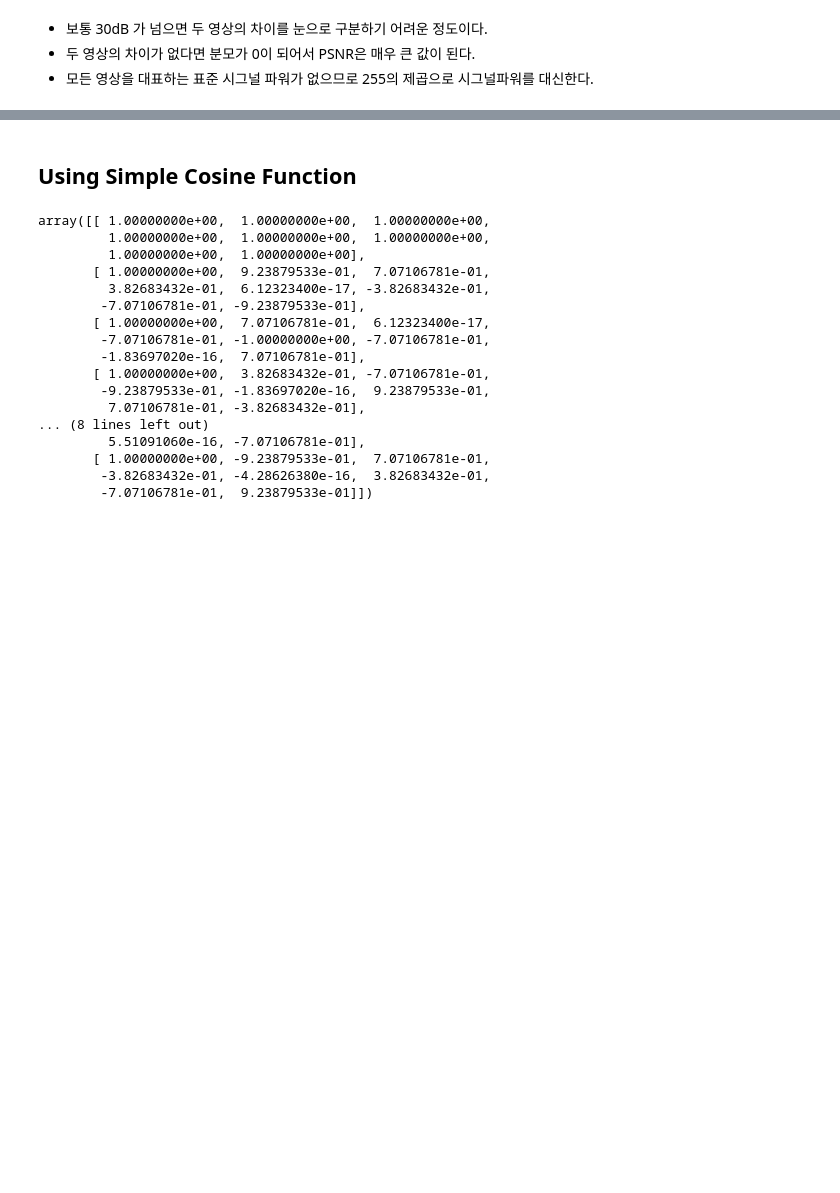
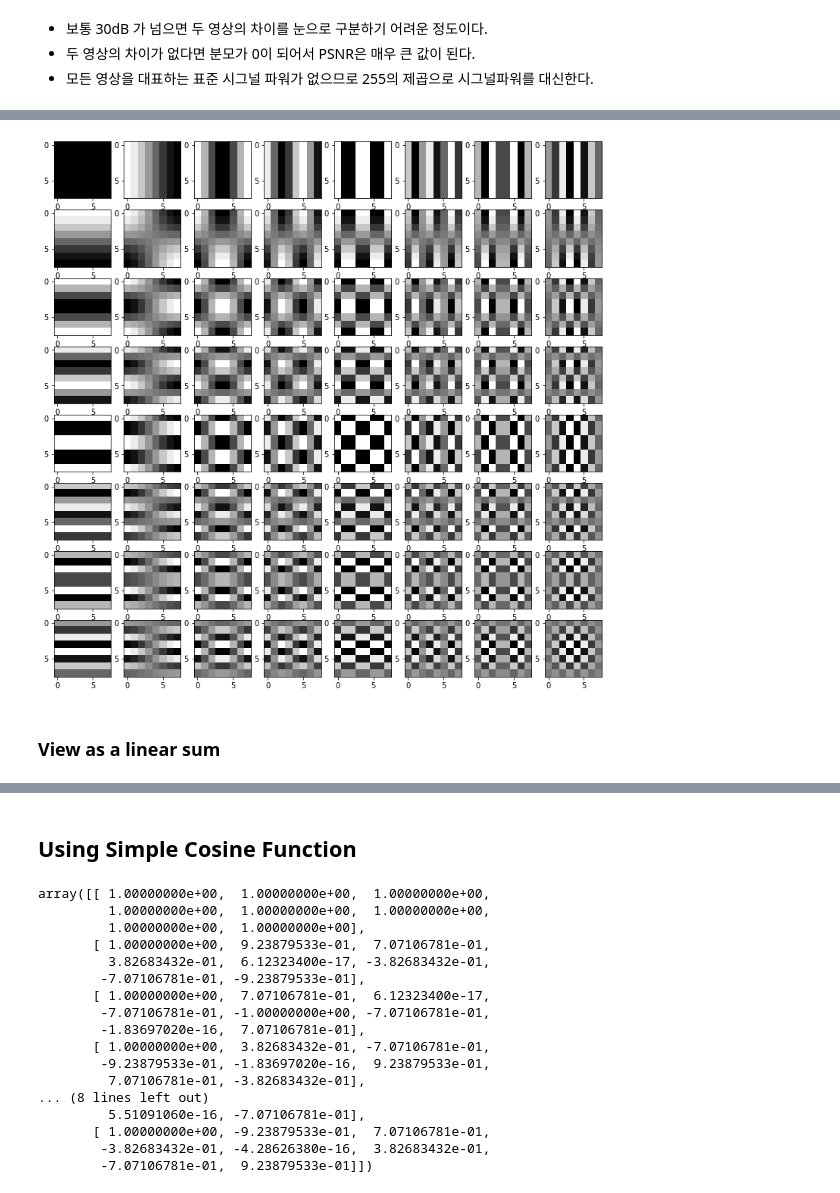
Before and after one commit to yongduek/cvip, a Jupyter notebook: FourierTransform.ipynb, the cells around one changed output, grey strips where cells are left out. Cells and saved outputs as stored; diff of their text form; code cells hidden in the pictures; blank space fills up the shorter version.

```diff
--- a/FourierTransform.ipynb
+++ b/FourierTransform.ipynb
@@ -247,0 +275,18 @@ mse =  17.173178588360834 psnr =  35.782296745815344
+# %%
+basis = np.empty((8,8,8,8))
+for i in range(8):
+    for j in range(8):
+        # multiply i-th column of c.T with j-th row of c
+        ith_col = c.T[:,i].reshape(8,1)
+        jth_row = c[j,:].reshape(1,8)
+        basis[i,j] = ith_col @ jth_row
+    #
+#
+fig, axes = plt.subplots(8,8, figsize=(13,13))
+for i in range(8):
+    for j in range(8):
+        axes[i][j].imshow (basis[i][j], cmap='gray')
+# %% [output]
+[figure, added]
+# %% [markdown]
+### View as a linear sum
```
Also changed, not shown: parts of 18 cells of this notebook, 6 other files.
